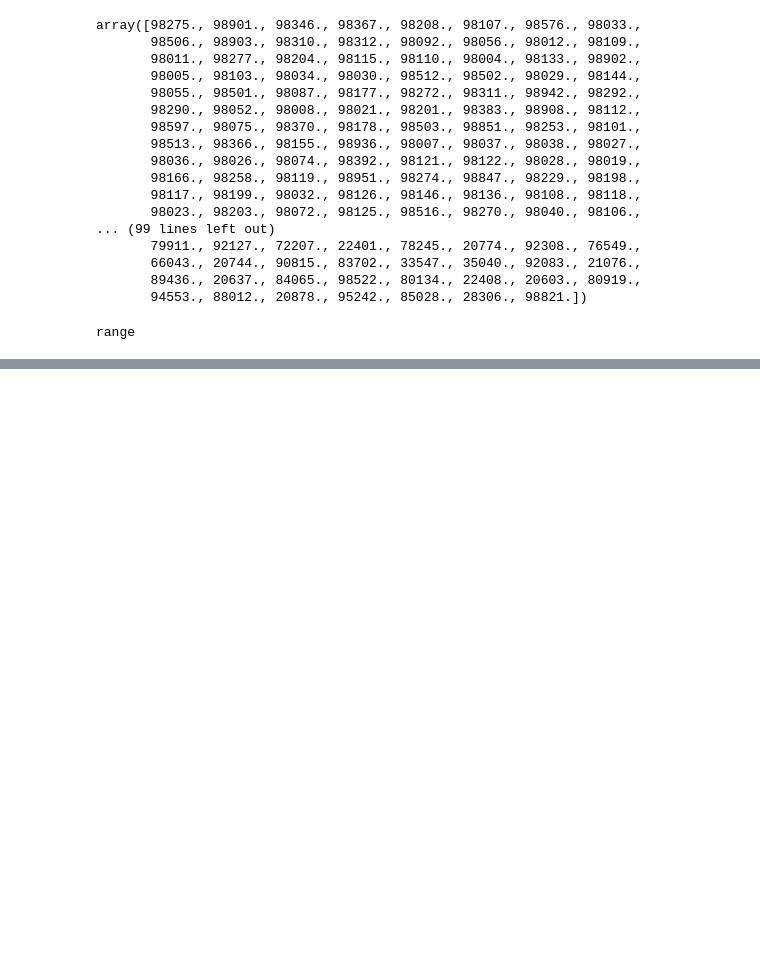
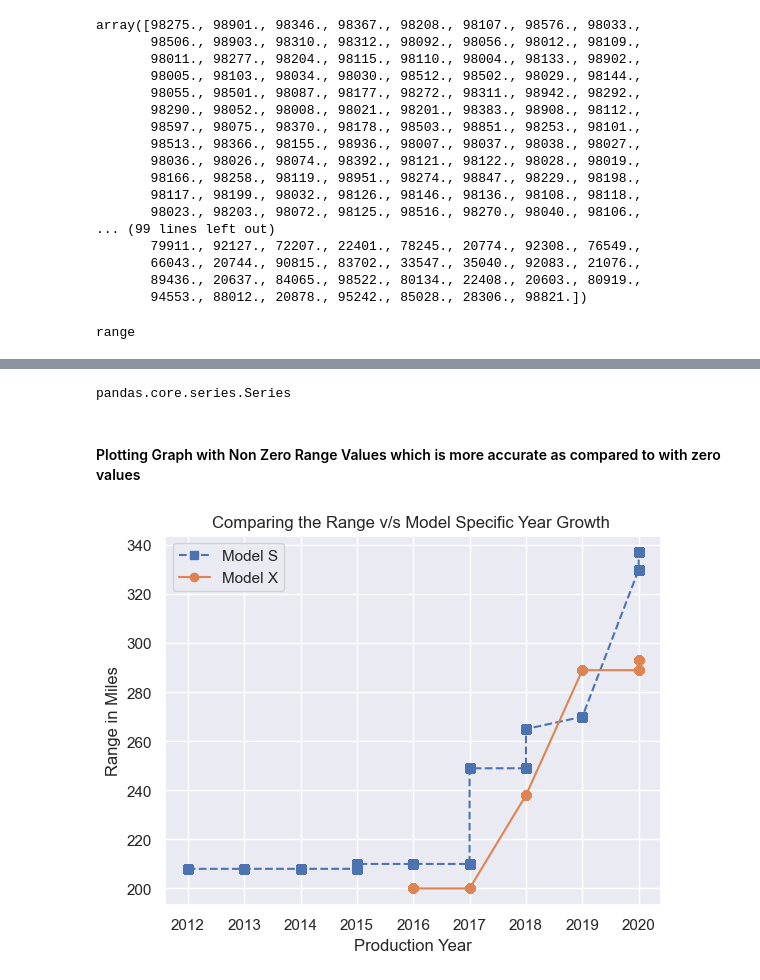
Before and after one commit to SianRods/Data-Science-ML, a Jupyter notebook: Practice Projects/DA-Electric_Vehicle.ipynb, the cells around one changed output, grey strips where cells are left out. Cells and saved outputs as stored; diff of their text form; code cells hidden in the pictures; blank space fills up the shorter version.

Commit message:
non zero retained

```diff
--- a/Practice Projects/DA-Electric_Vehicle.ipynb
+++ b/Practice Projects/DA-Electric_Vehicle.ipynb
@@ -557,0 +631,3 @@ range
+# %%
+drop_condtion=bev_vehicles_df['Electric Range']==0
+non_zero_bev_df=bev_vehicles_df.drop(bev_vehicles_df.loc[drop_condtion,'Electric Range'].index,axis=0)
@@ -557,0 +655,16 @@ range
+# %%
+type(bev_vehicles_df.loc[drop_condtion,'Electric Range'])
+# %% [output]
+pandas.core.series.Series
+# %% [markdown]
+#### Plotting Graph with Non Zero Range Values which is more accurate as compared to with zero values
+# %%
+sns.set_style('darkgrid')
+plt.title("Comparing the Range v/s Model Specific Year Growth ")
+plt.xlabel("Production Year")
+plt.ylabel("Range in Miles")
+plt.plot(non_zero_bev_df[non_zero_bev_df['Model']=='MODEL S']['Model Year'].sort_values(),non_zero_bev_df[non_zero_bev_df['Model']=='MODEL S']['Electric Range'].sort_values(),marker='s',ls='--')
+plt.plot(non_zero_bev_df[non_zero_bev_df['Model']=='MODEL X']['Model Year'].sort_values(),non_zero_bev_df[non_zero_bev_df['Model']=='MODEL X']['Electric Range'].sort_values(),marker='o')
+plt.legend(['Model S','Model X']);
+# %% [output]
+[figure, added]
```
Also changed, not shown: parts of 15 cells of this notebook.
